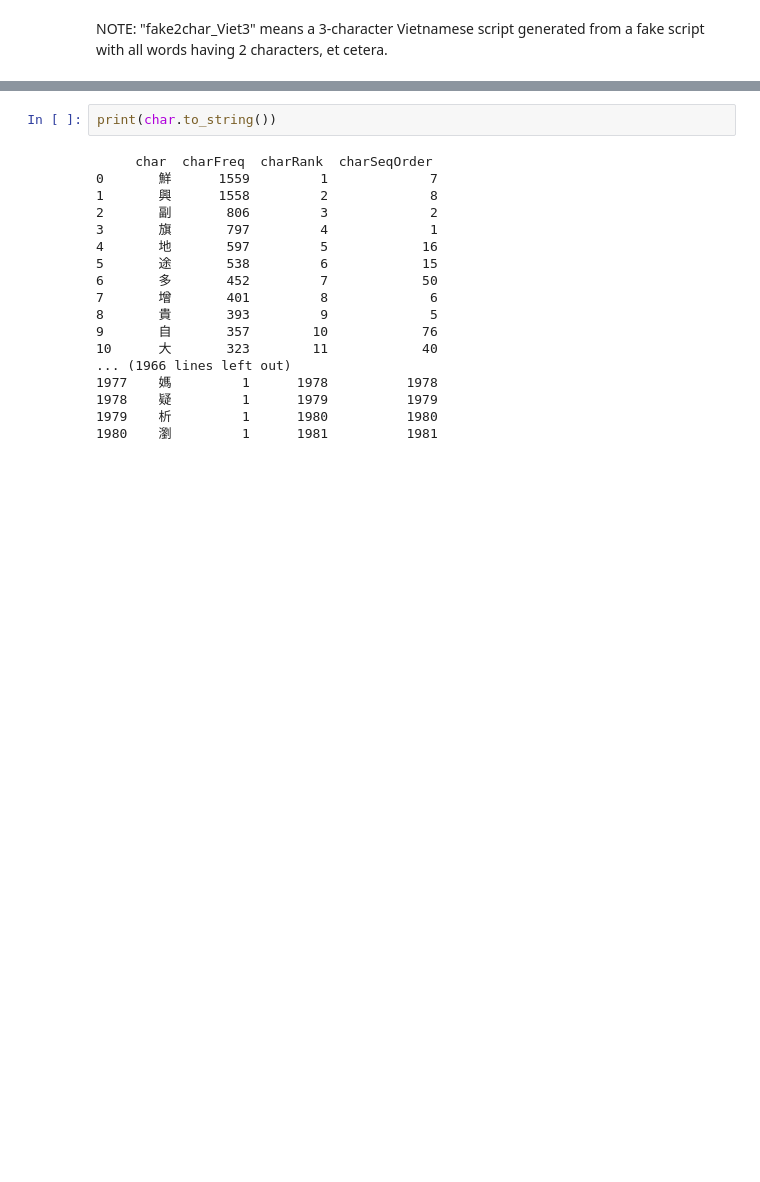
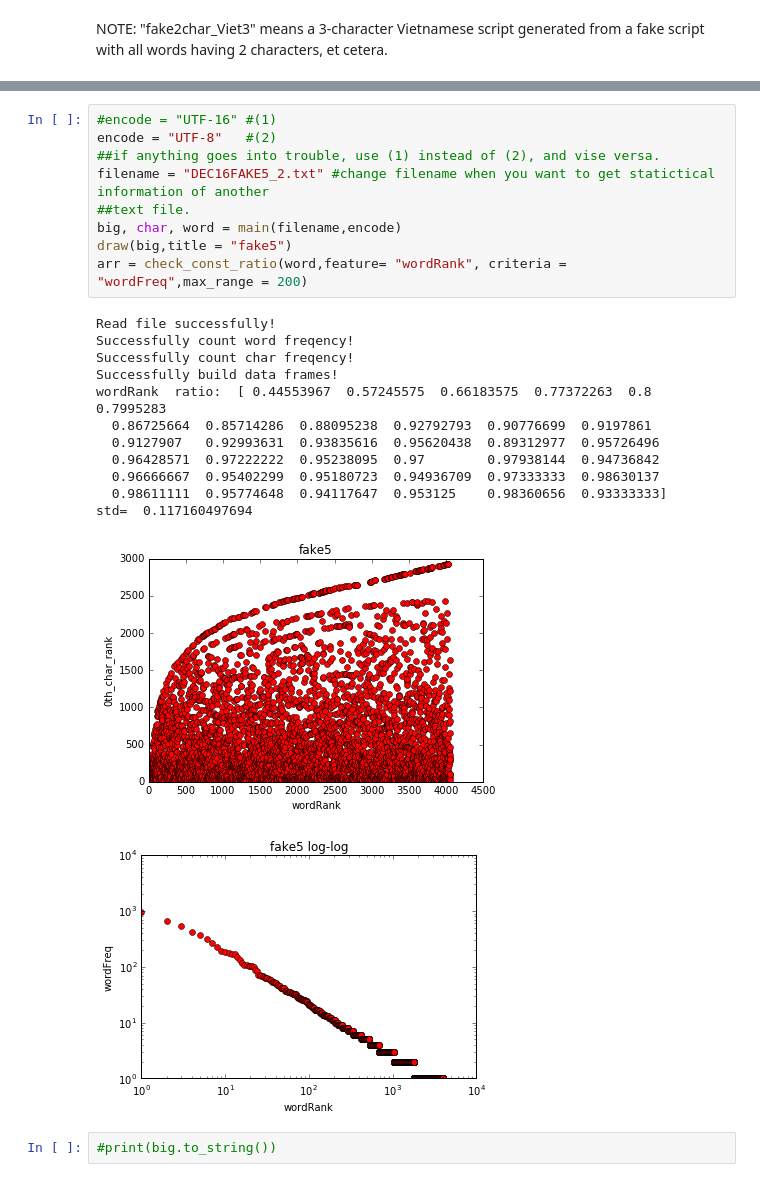
Before and after one commit to godofhoe/2016_Dec_10_fake_script_Vietnamese, a Jupyter notebook: crazy_fake_count_2016_Dec_10.ipynb, the cells around one changed output, grey strips where cells are left out. Saved outputs shown, nothing was run; the diff lists cells and outputs as text; blank space fills up the shorter version.

```diff
--- a/crazy_fake_count_2016_Dec_10.ipynb
+++ b/crazy_fake_count_2016_Dec_10.ipynb
@@ -259,21 +266,26 @@ print(big.to_string())
-# %%
-print(char.to_string())
-# %% [output]
-     char  charFreq  charRank  charSeqOrder
-0       鮮      1559         1             7
-1       興      1558         2             8
-2       副       806         3             2
-3       旗       797         4             1
-4       地       597         5            16
-5       途       538         6            15
-6       多       452         7            50
-7       增       401         8             6
-8       貴       393         9             5
-9       自       357        10            76
-10      大       323        11            40
-... (1966 lines left out)
-1977    媽         1      1978          1978
-1978    疑         1      1979          1979
-1979    析         1      1980          1980
-1980    瀏         1      1981          1981
+# %%
+#encode = "UTF-16" #(1)
+encode = "UTF-8"   #(2)
+##if anything goes into trouble, use (1) instead of (2), and vise versa.
+filename = "DEC16FAKE5_2.txt" #change filename when you want to get statictical information of another
+##text file.
+big, char, word = main(filename,encode)
+draw(big,title = "fake5")
+arr = check_const_ratio(word,feature= "wordRank", criteria = "wordFreq",max_range = 200)
+# %% [output]
+Read file successfully!
+Successfully count word freqency!
+Successfully count char freqency!
+Successfully build data frames!
+wordRank  ratio:  [ 0.44553967  0.57245575  0.66183575  0.77372263  0.8         0.7995283
+  0.86725664  0.85714286  0.88095238  0.92792793  0.90776699  0.9197861
+  0.9127907   0.92993631  0.93835616  0.95620438  0.89312977  0.95726496
+  0.96428571  0.97222222  0.95238095  0.97        0.97938144  0.94736842
+  0.96666667  0.95402299  0.95180723  0.94936709  0.97333333  0.98630137
+  0.98611111  0.95774648  0.94117647  0.953125    0.98360656  0.93333333]
+std=  0.117160497694
+[figure, added]
+[figure, added]
+# %%
+#print(big.to_string())
 # %%
```
Also changed, not shown: parts of 11 cells of this notebook, 1 other file.
